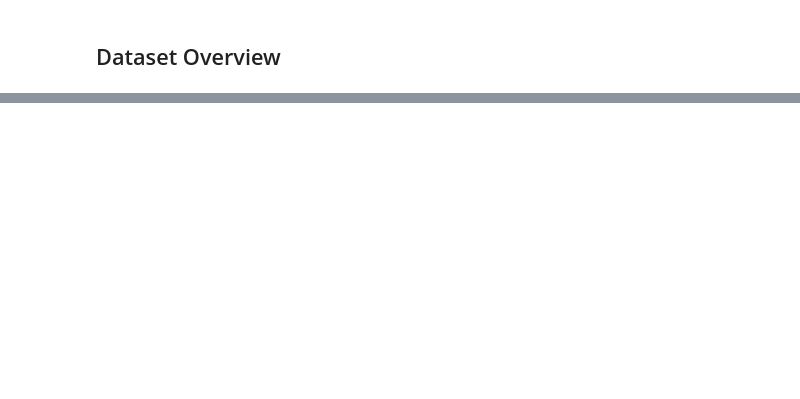
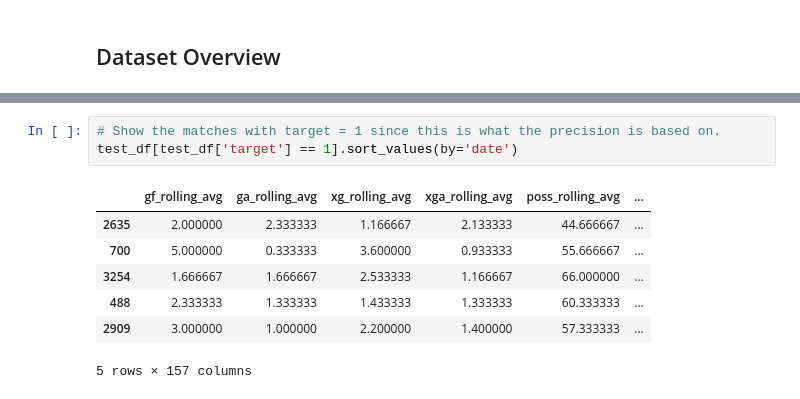
Before and after one commit to stoyanK7/football-prediction, a Jupyter notebook: notebooks/010-one_hundred_percent_accuracy.ipynb, the cells around one changed output, grey strips where cells are left out. Saved outputs shown, nothing was run; the diff lists cells and outputs as text; blank space fills up the shorter version.

```diff
--- a/notebooks/010-one_hundred_percent_accuracy.ipynb
+++ b/notebooks/010-one_hundred_percent_accuracy.ipynb
@@ -24,0 +149,11 @@ The importance of finding out why the model achieves 100% precision is that it w
+# %%
+# Show the matches with target = 1 since this is what the precision is based on.
+test_df[test_df['target'] == 1].sort_values(by='date')
+# %% [output]
+|  | gf_rolling_avg | ga_rolling_avg | xg_rolling_avg | xga_rolling_avg | poss_rolling_avg | ... |
+| 2635 | 2.000000 | 2.333333 | 1.166667 | 2.133333 | 44.666667 | ... |
+| 700 | 5.000000 | 0.333333 | 3.600000 | 0.933333 | 55.666667 | ... |
+| 3254 | 1.666667 | 1.666667 | 2.533333 | 1.166667 | 66.000000 | ... |
+| 488 | 2.333333 | 1.333333 | 1.433333 | 1.333333 | 60.333333 | ... |
+| 2909 | 3.000000 | 1.000000 | 2.200000 | 1.400000 | 57.333333 | ... |
+5 rows × 157 columns
```
Also changed, not shown: parts of 13 cells of this notebook, 3 other files.
